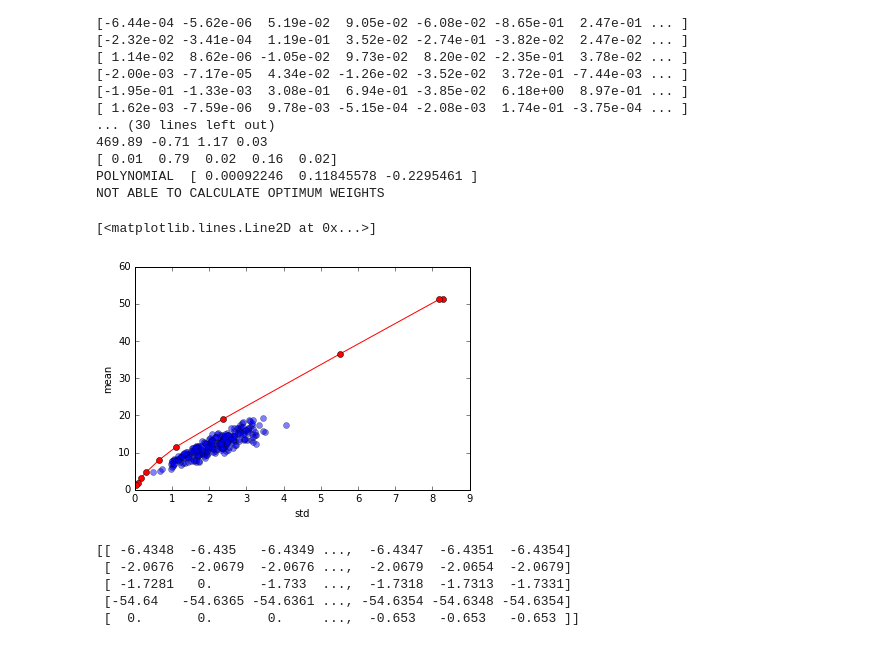
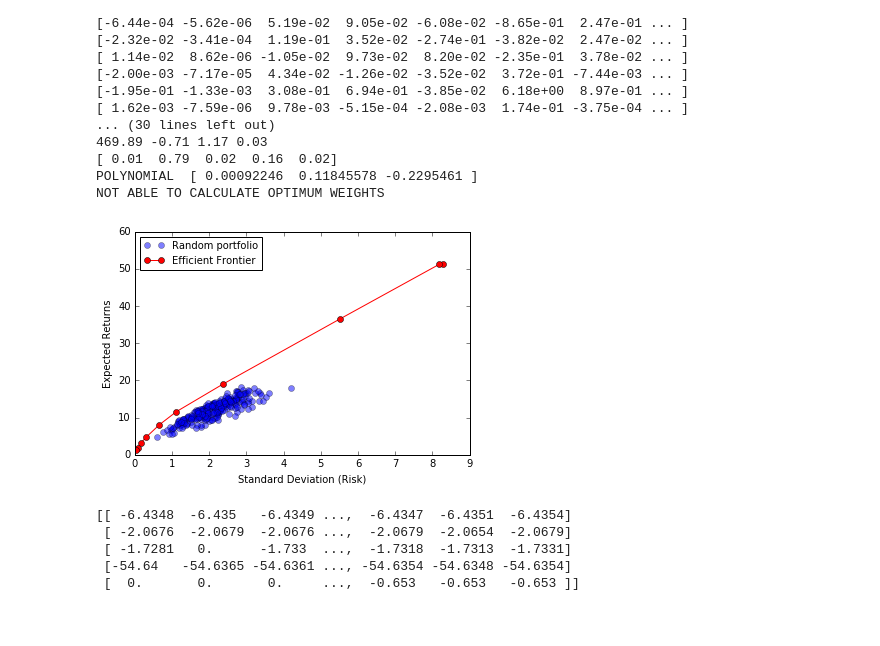
Before and after one commit to prateek-s/spot-price-model, a Jupyter notebook: var-risk.ipynb, the cells around one changed output. Saved outputs shown, nothing was run; the diff lists cells and outputs as text; code cells hidden in the pictures.

```diff
--- a/var-risk.ipynb
+++ b/var-risk.ipynb
@@ -57,7 +59,9 @@ str(instance_string(markets[0]))
 # %%
 def init_db_connection() :
     global conn
-    conn = sqlite3.connect('/home/prateeks/spot_prices_2015/aws.db')
+    global use_database
+    if use_database:
+        conn = sqlite3.connect('/home/prateeks/spot_prices_2015/aws.db')
     return
 
 init_db_connection();
@@ -242,3 +220,6 @@ print num_mkts
+# %%
+#dt=dt[3:10]
+dt=dt
 # %%
 def eval_portfolio(dt):
     p = np.asmatrix(np.mean(dt,axis=1))
@@ -251,8 +232,9 @@ def eval_portfolio(dt):
 
     return mu, sigma
 # %%
-n_portfolios = 250
-means, stds = np.column_stack([
-    eval_portfolio(dt)
-    for _ in xrange(n_portfolios)
-])
+def eval_n_portfolios(dt, n_portfolios=250):
+    n_portfolios = 250
+    return np.column_stack([
+        eval_portfolio(dt)
+        for _ in xrange(n_portfolios)
+        ])
@@ -276,0 +241,2 @@ means, stds = np.column_stack([
+# %%
+means, stds = eval_n_portfolios(dt)
@@ -363,13 +347,14 @@ S, Covariance:  (15, 15) [ 7.57e-01  1.57e-04  5.95e-03  5.26e-02  4.36e-01 -2.7
 POLYNOMIAL  [ 0.00092246  0.11845578 -0.2295461 ]
 NOT ABLE TO CALCULATE OPTIMUM WEIGHTS
 # %%
-plt.plot(stds, means, 'o',alpha=0.5)
-plt.ylabel('mean')
-plt.xlabel('std')
-plt.plot(risks, returns, 'r-o')
+plt.plot(stds, means, 'o',alpha=0.5,label="Random portfolio")
+plt.ylabel('Expected Returns')
+plt.xlabel('Standard Deviation (Risk)')
+plt.plot(risks, returns, 'r-o',label="Efficient Frontier")
+plt.legend(loc='best')
+plt.savefig("15mkts.pdf")
 # %% [output]
-[<matplotlib.lines.Line2D at 0x...>]
-[figure, old version]
+[figure, new version]
 # %%
 gf=np.array
 # %%
```
Also changed, not shown: parts of 14 cells of this notebook, 1 other file.
